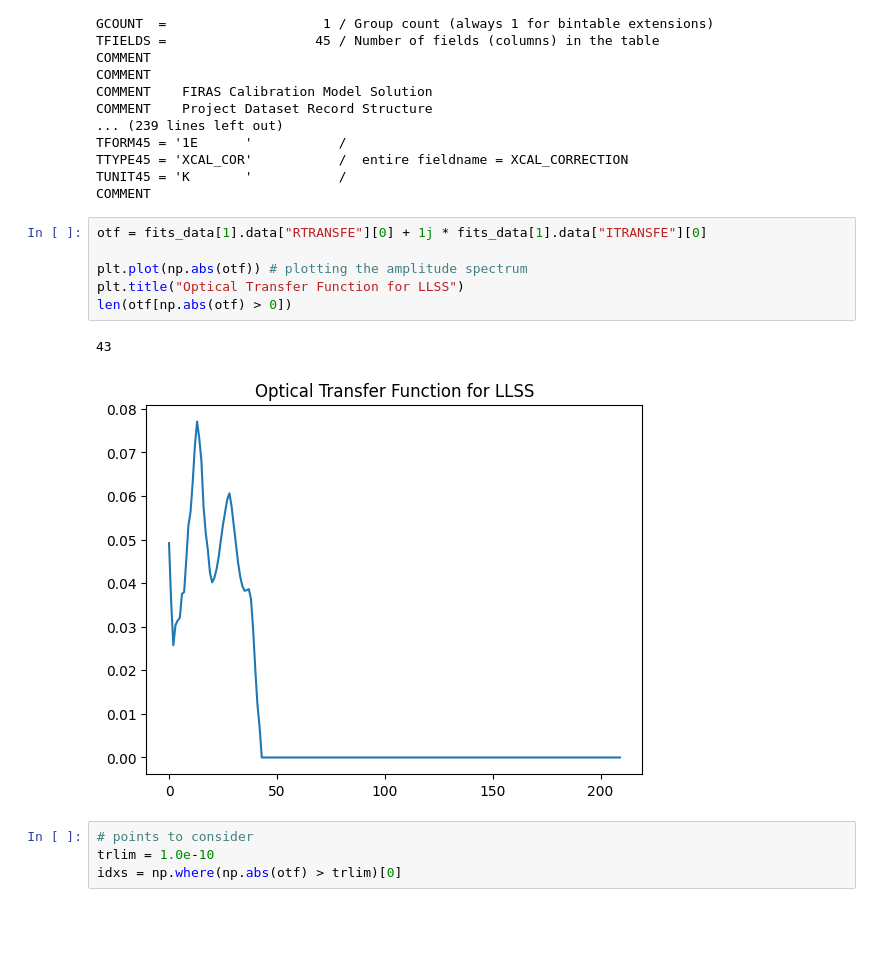
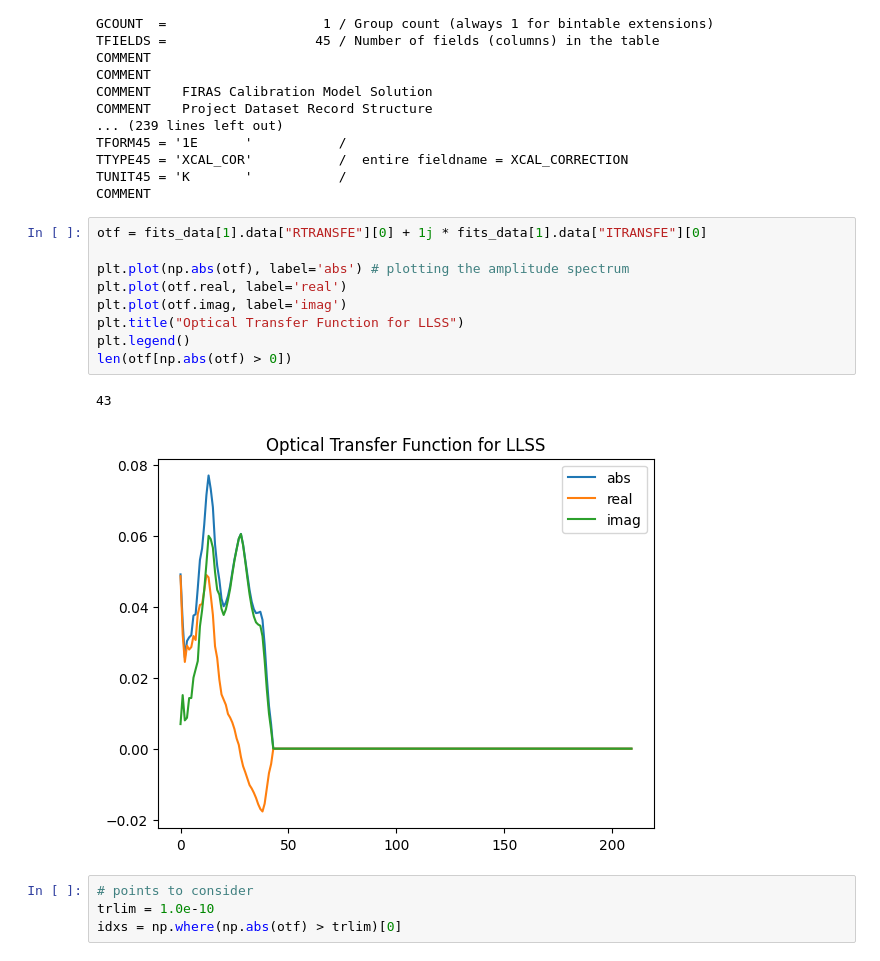
Before and after one commit to Cosmoglobe/FIRAS-Pass5, a Jupyter notebook: commander3/todscripts/firas/src/eda/produce_spectra.ipynb, the cells around one changed output. Drawn from its saved outputs; the diff is of its cells as text; blank space fills up the shorter version.

```diff
--- a/commander3/todscripts/firas/src/eda/produce_spectra.ipynb
+++ b/commander3/todscripts/firas/src/eda/produce_spectra.ipynb
@@ -458,12 +498,15 @@ COMMENT
 # %%
 otf = fits_data[1].data["RTRANSFE"][0] + 1j * fits_data[1].data["ITRANSFE"][0]
 
-plt.plot(np.abs(otf)) # plotting the amplitude spectrum
+plt.plot(np.abs(otf), label='abs') # plotting the amplitude spectrum
+plt.plot(otf.real, label='real')
+plt.plot(otf.imag, label='imag')
 plt.title("Optical Transfer Function for LLSS")
+plt.legend()
 len(otf[np.abs(otf) > 0])
 # %% [output]
 43
-[figure, old version]
+[figure, new version]
 # %%
 # points to consider
 trlim = 1.0e-10
```
Also changed, not shown: parts of 19 cells of this notebook.
